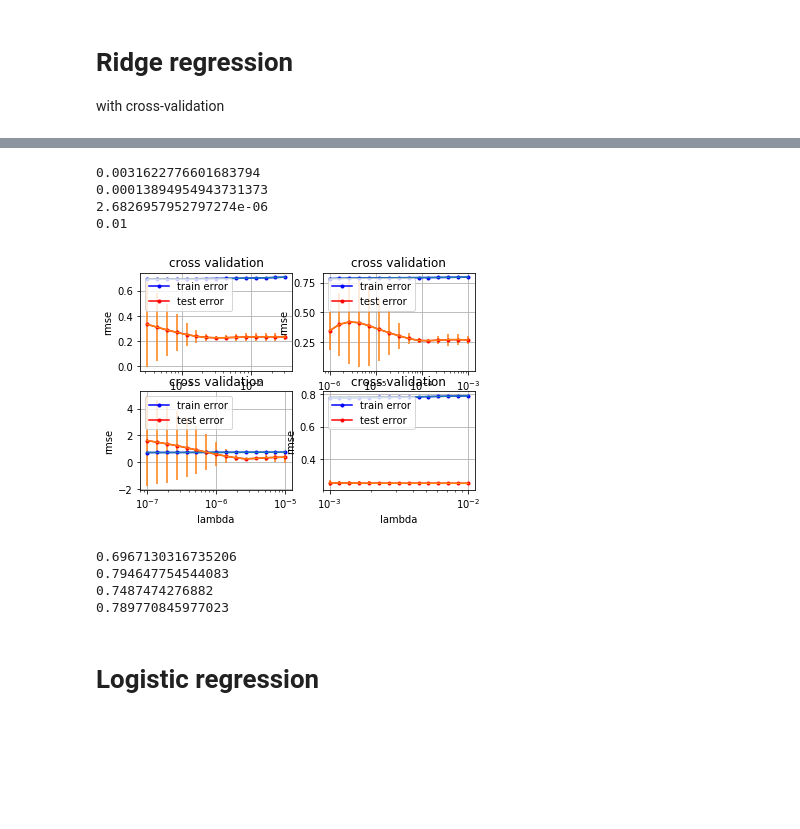
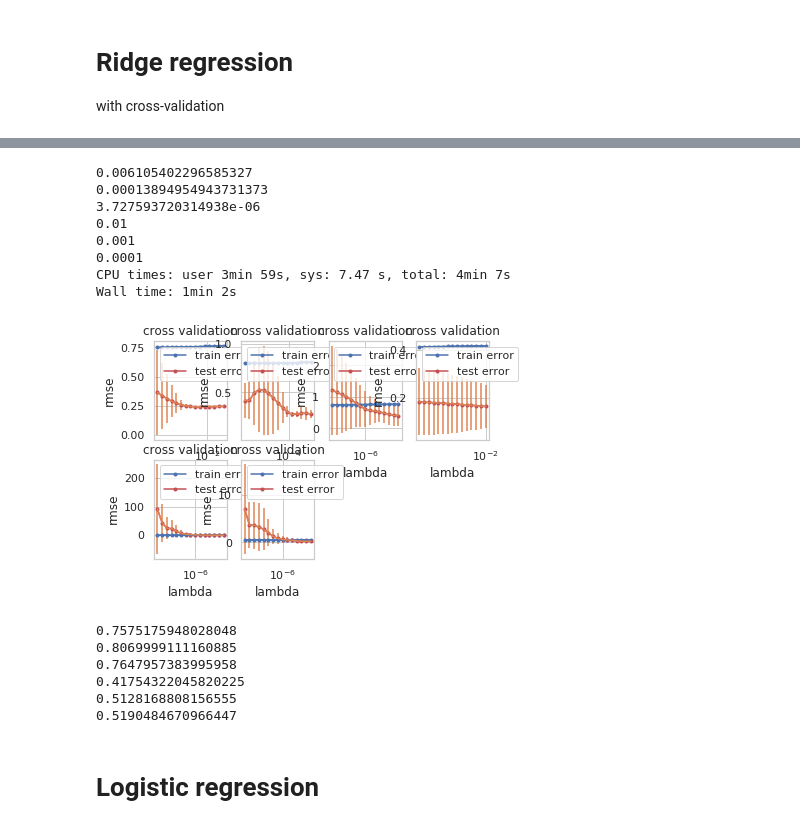
Before and after one commit to robinmamie/machine_learning, a Jupyter notebook: project1/scripts/project1.ipynb, the cells around one changed output, grey strips where cells are left out. Cells and saved outputs as stored; diff of their text form; code cells hidden in the pictures; blank space fills up the shorter version.

Commit message:
Improved performance by splitting by mass and combining pri 2 and 3

```diff
--- a/project1/scripts/project1.ipynb
+++ b/project1/scripts/project1.ipynb
@@ -28,22 +47,32 @@ hb = hb.drop(['Id'], 1)
 # %%
 def cleanDataSet(dataset):
-    dataset = add_DER_mass_indicator(dataset)
-    dataset = dataset.replace(-999, np.nan)
-    pri0 = dataset[dataset.PRI_jet_num==0].copy()
-    pri0 = pri0.drop(pri0_to_drop,1)
-    pri0 = pri0.drop(["PRI_jet_num","PRI_jet_all_pt"],1)
+    #dataset = add_DER_mass_indicator(dataset)
+    dataset_mass_def = dataset[dataset.DER_mass_MMC != -999].copy()
+    dataset_mass_not_def = dataset[dataset.DER_mass_MMC == -999].copy()
+    dataset_mass_not_def = dataset_mass_not_def.drop(['DER_mass_MMC'],1)
+    def splitOnJetNum(dataset, DER_mass_MMC_is_defined):
+        dataset = dataset.replace(-999, np.nan)
+        if(DER_mass_MMC_is_defined):
+            dataset = nonPolyFeatureExpansion(dataset)
 
-    pri1 = dataset[dataset.PRI_jet_num == 1].copy()
-    pri1 = pri1.drop(pri1_to_drop,1)
-    pri1 = pri1.drop(["PRI_jet_num"],1)
 
-    pri2 = dataset[dataset.PRI_jet_num == 2].copy()
-    pri2 = pri2.drop(["PRI_jet_num"],1)
+        pri0 = dataset[dataset.PRI_jet_num==0].copy()
+        pri0 = pri0.drop(pri0_to_drop,1)
+        pri0 = pri0.drop(["PRI_jet_num","PRI_jet_all_pt"],1)
 
-    pri3 = dataset[dataset.PRI_jet_num == 3].copy()
-    pri3 = pri3.drop(["PRI_jet_num"],1)
+        pri1 = dataset[dataset.PRI_jet_num == 1].copy()
+        pri1 = pri1.drop(pri1_to_drop,1)
+        pri1 = pri1.drop(["PRI_jet_num"],1)
 
-    return [pri0,pri1,pri2,pri3]
+        pri2 = dataset[dataset.PRI_jet_num == 2].copy()
+        pri2 = pri2.drop(["PRI_jet_num"],1)
+
+        pri3 = dataset[dataset.PRI_jet_num == 3].copy()
+        pri3 = pri3.drop(["PRI_jet_num"],1)
+
+        return [pri0,pri1,pd.concat([pri2,pri3])]
+
+    return splitOnJetNum(dataset_mass_def, True) + splitOnJetNum(dataset_mass_not_def, False)
 # %%
 def extractPredictions(dataset):
     return dataset.Prediction.apply(lambda x: -1 if x == 'b' else 1)
@@ -67,7 +100,7 @@ def normalizeDataset_numpy(dataset):
 def tildaNumpy(X):
     return np.c_[np.ones(X.shape[0]), X]
 # %%
-POLYNOMIAL_EXPANSION_DEGREE = 12
+POLYNOMIAL_EXPANSION_DEGREE = 13
 
 pri = cleanDataSet(hb)
 predictions = []
@@ -401,6 +454,8 @@ def cross_validation(y, x, k_indices, k, lambda_):
     loss_te = compute_loss_rmse(2*n , compute_e(y_te, x_te, w))
     return loss_tr, loss_te
 # %%
+%%time
+
 def cross_validation_visualization_wo_error(lambdas, rmse_tr, rmse_te):
     zeros = np.zeros(len(rmse_te))
     cross_validation_visualization(lambdas, rmse_tr, rmse_te, zeros, zeros)
@@ -425,49 +480,55 @@ def cross_validation_demo(i):
     x = pri[i]
 
     # split data in k fold
     k_indices = build_k_indices(y, k_fold, seed)
     # define lists to store the loss of training data and test data
     rmse_tr = []
     rmse_te = []
     var_tr = []
     var_te = []
 
     for lambda_ in lambdas:
         loss_tr = []
         loss_te = []
         for k in range(k_fold):
             tr, te = cross_validation(y, x, k_indices, k, lambda_)
             loss_tr.append(tr)
             loss_te.append(te)
         rmse_tr.append(np.mean(loss_tr))
         rmse_te.append(np.mean(loss_te))
         var_tr.append(np.std(loss_tr))
         var_te.append(np.std(loss_te))
     optimal = lambdas[np.argmin(var_te)]
     print(optimal)
     ridge_parameters.append(optimal)
-    plt.subplot(2, 2, 1+i)
+    plt.subplot(2, 4, 1+i)
     cross_validation_visualization(lambdas, rmse_tr, rmse_te, var_tr, var_te)
 
-for i in range(4):
+for i in range(len(pri)):
     cross_validation_demo(i)
 # %% [output]
-0.0031622776601683794
+0.006105402296585327
 0.00013894954943731373
-2.6826957952797274e-06
+3.727593720314938e-06
 0.01
+0.001
+0.0001
+CPU times: user 3min 59s, sys: 7.47 s, total: 4min 7s
+Wall time: 1min 2s
-[figure, old version]
+[figure, new version]
 # %%
 w_pri = []
-for i in range(4):
+for i in range(len(pri)):
     w, loss = ridge_regression(predictions[i], pri[i], ridge_parameters[i])
     print(loss)
     w_pri.append(w)
 # %% [output]
-0.6967130316735206
-0.794647754544083
-0.7487474276882
-0.789770845977023
+0.7575175948028048
+0.8069999111160885
+0.7647957383995958
+0.41754322045820225
+0.5128168808156555
+0.5190484670966447
 # %% [markdown]
 # Logistic regression
 # %%
```
Also changed, not shown: parts of 11 cells of this notebook, 2 other files.
